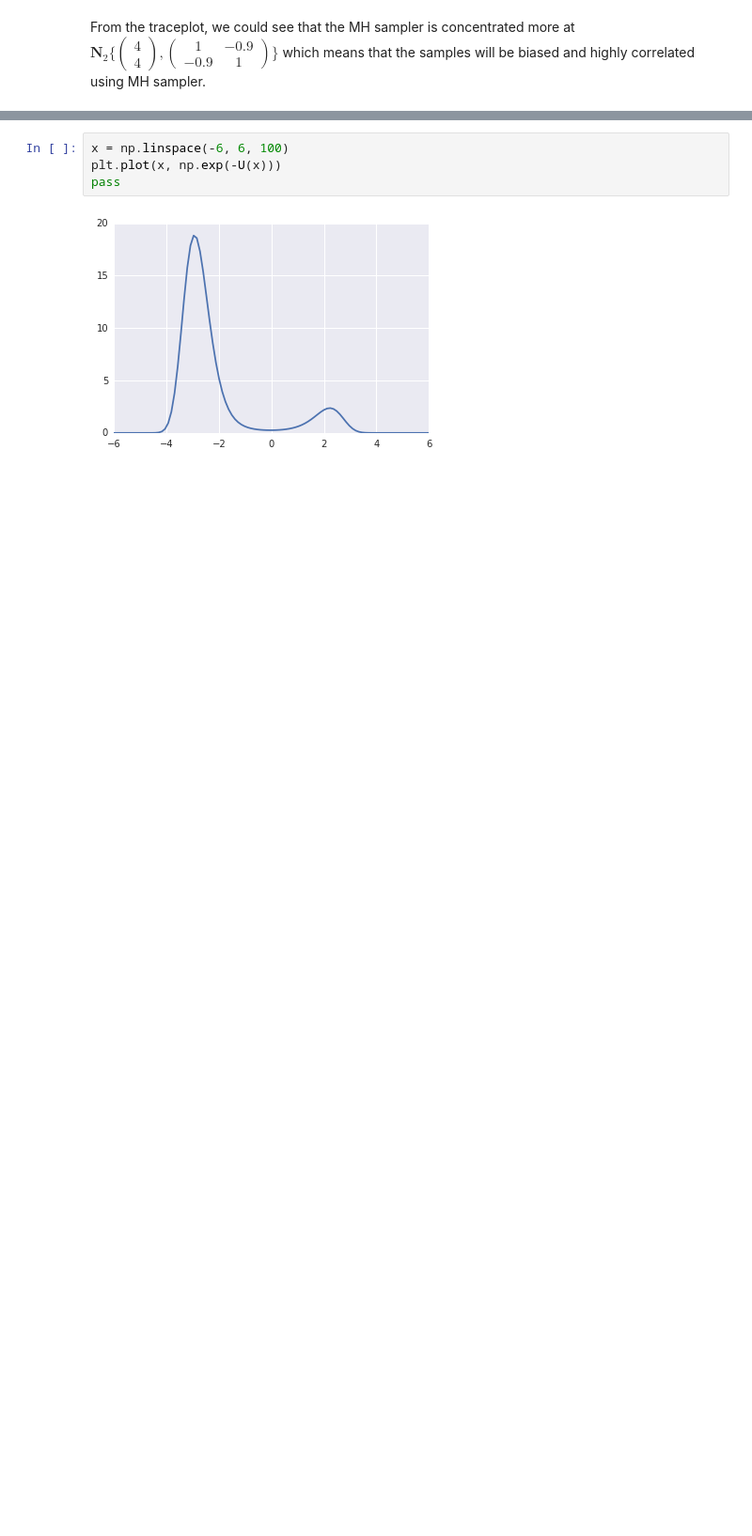
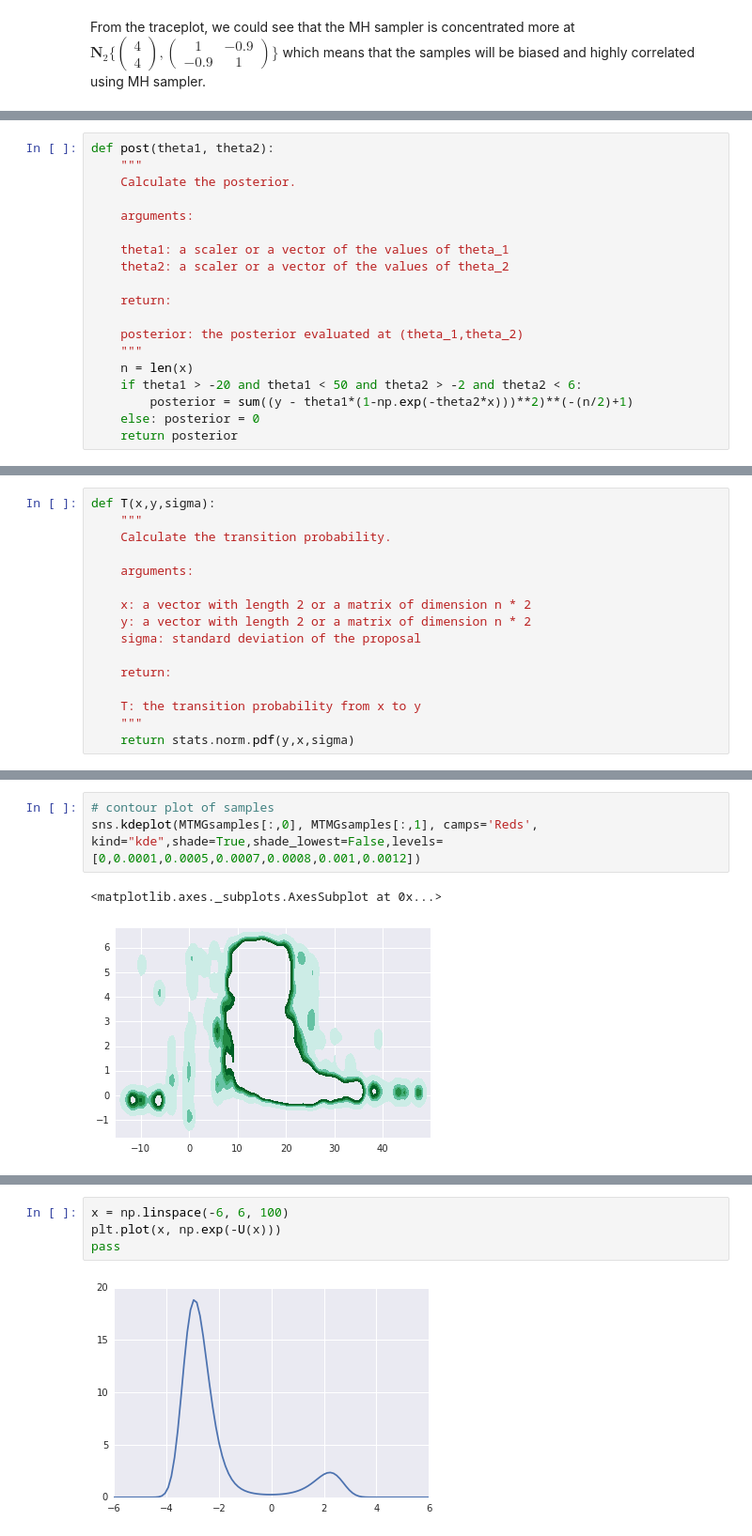
Before and after one commit to rache011857/663_project, a Jupyter notebook: finalupdate-Copy1.ipynb, the cells around one changed output, grey strips where cells are left out. Shown at 94% size. Saved outputs shown, nothing was run; the diff lists cells and outputs as text; blank space fills up the shorter version.

```diff
--- a/finalupdate-Copy1.ipynb
+++ b/finalupdate-Copy1.ipynb
@@ -586,0 +438,19 @@ def grad_U(theta):
+# %%
+def post(theta1, theta2):
+    """
+    Calculate the posterior.
+
+    arguments:
+
+    theta1: a scaler or a vector of the values of theta_1
+    theta2: a scaler or a vector of the values of theta_2
+
+    return:
+
+    posterior: the posterior evaluated at (theta_1,theta_2)
+    """
+    n = len(x)
+    if theta1 > -20 and theta1 < 50 and theta2 > -2 and theta2 < 6:
+        posterior = sum((y - theta1*(1-np.exp(-theta2*x)))**2)**(-(n/2)+1)
+    else: posterior = 0
+    return posterior
@@ -586,0 +494,16 @@ def grad_U(theta):
+# %%
+def T(x,y,sigma):
+    """
+    Calculate the transition probability.
+
+    arguments:
+
+    x: a vector with length 2 or a matrix of dimension n * 2
+    y: a vector with length 2 or a matrix of dimension n * 2
+    sigma: standard deviation of the proposal
+
+    return:
+
+    T: the transition probability from x to y
+    """
+    return stats.norm.pdf(y,x,sigma)
@@ -586,0 +622,6 @@ def grad_U(theta):
+# %%
+# contour plot of samples
+sns.kdeplot(MTMGsamples[:,0], MTMGsamples[:,1], camps='Reds', kind="kde",shade=True,shade_lowest=False,levels=[0,0.0001,0.0005,0.0007,0.0008,0.001,0.0012])
+# %% [output]
+<matplotlib.axes._subplots.AxesSubplot at 0x...>
+[figure, added]
```
Also changed, not shown: parts of 68 cells of this notebook.
